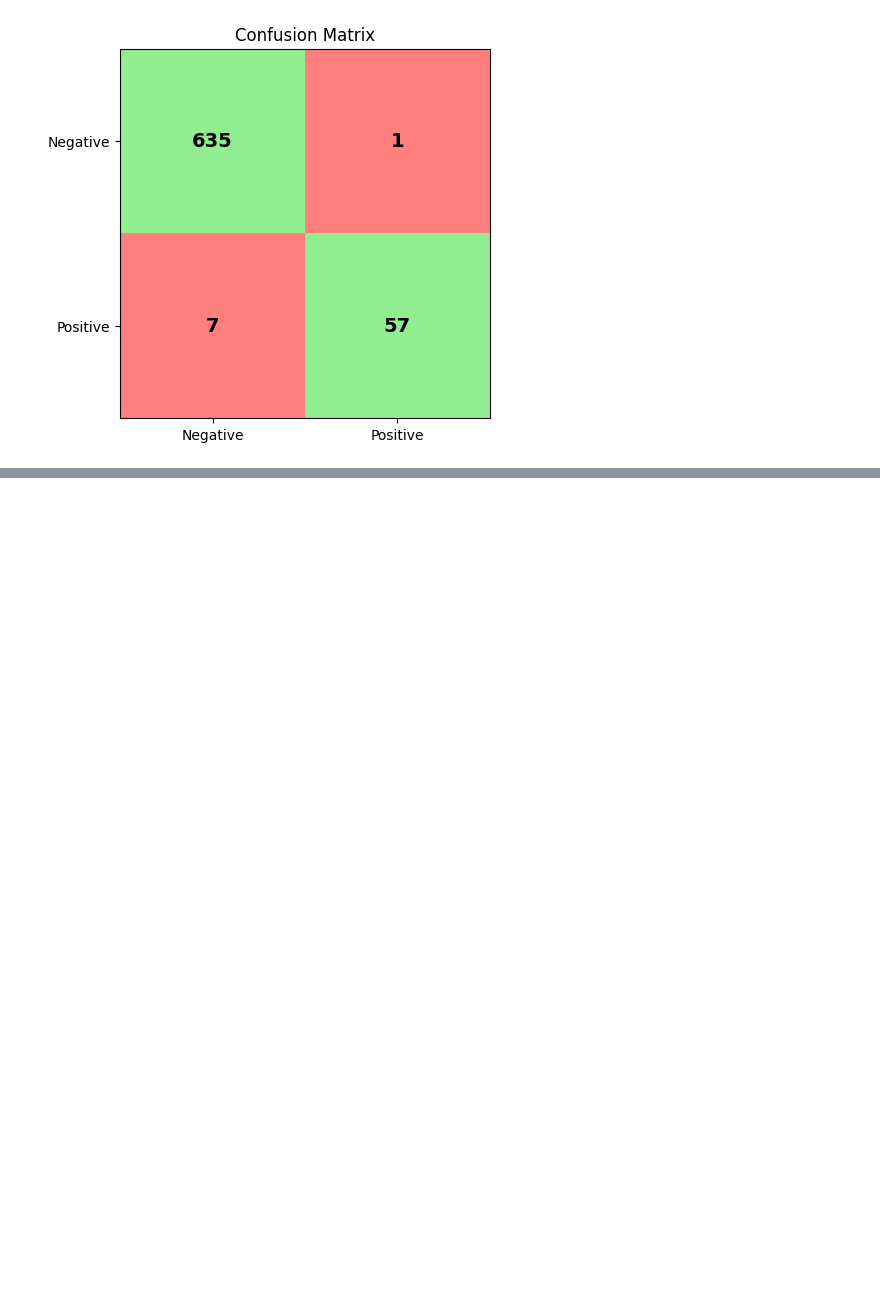
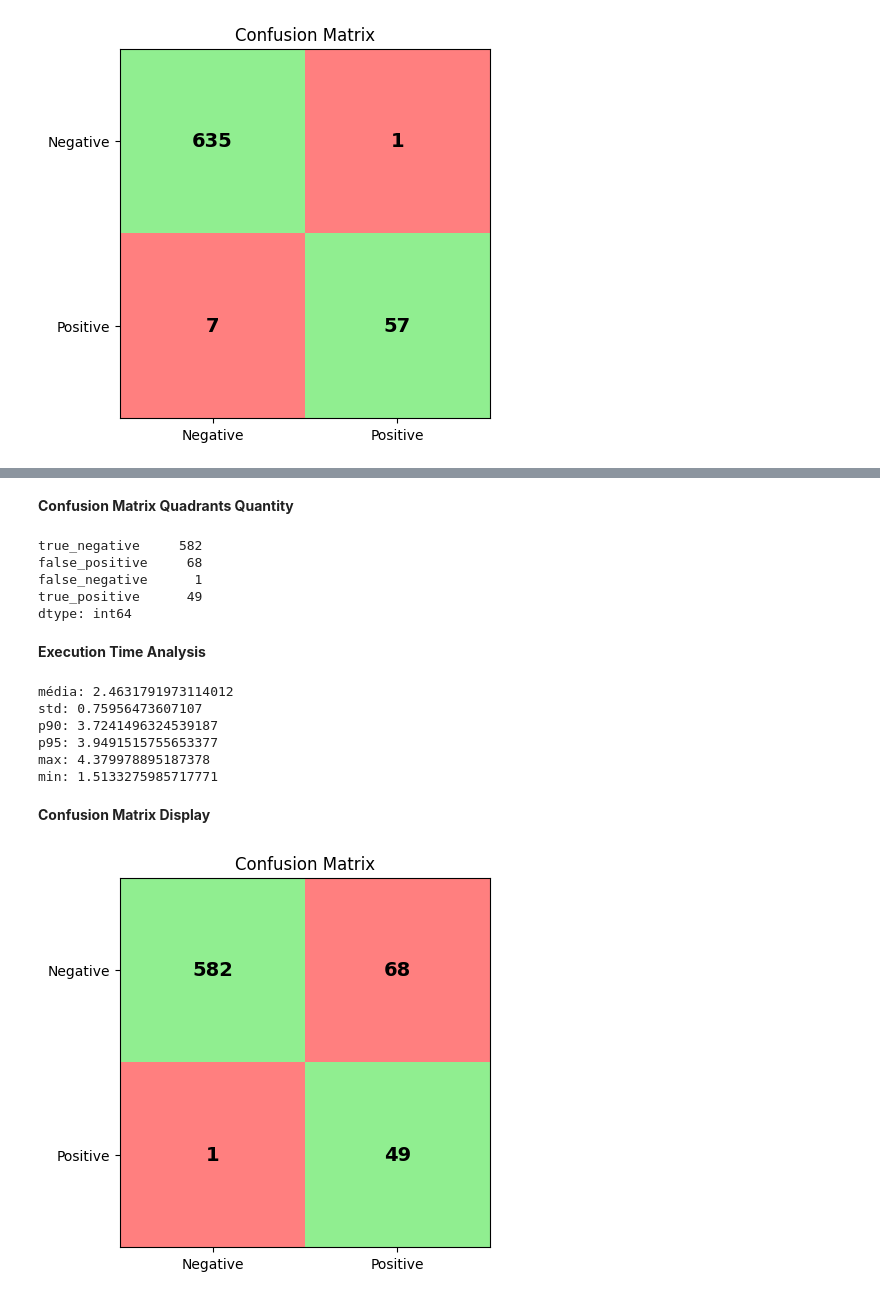
Before and after one commit to Matheusrdmota/fault-detection-mechanism, a Jupyter notebook: results/fault_detector_analysis.ipynb, the cells around one changed output, grey strips where cells are left out. Cells and saved outputs as stored; diff of their text form; code cells hidden in the pictures; blank space fills up the shorter version.

Commit message:
updating project with new faults

```diff
--- a/results/fault_detector_analysis.ipynb
+++ b/results/fault_detector_analysis.ipynb
@@ -265,0 +268,11 @@ plt.show()
+# %%
+# @title
+import pandas as pd
+import numpy as np
+import matplotlib.pyplot as plt
+
+all_df = pd.read_csv('network_fault_detection_results.csv')
+df = all_df[all_df['fault_type'] == 'delay'].copy()
+df.loc[:, 'leak_injected'] = df['leak_injected'].astype(int)
+print(f"Experimentos: {len(df)}")
+df.tail()
@@ -265,0 +306,66 @@ plt.show()
+# %% [markdown]
+**Confusion Matrix Quadrants Quantity**
+# %%
+filter_df = df.tail(50)
+categories = ['true_negative', 'false_positive', 'false_negative', 'true_positive']
+values = filter_df[categories].sum()
+print(values)
+# %% [output]
+true_negative     582
+false_positive     68
+false_negative      1
+true_positive      49
+dtype: int64
+# %% [markdown]
+**Execution Time Analysis**
+# %%
+time_df = df.tail(50)
+media = time_df['duration'].mean()
+desvio_padrao = time_df['duration'].std()
+p90 = time_df['duration'].quantile(0.90)
+p95 = time_df['duration'].quantile(0.95)
+maximo = time_df['duration'].max()
+minimo = time_df['duration'].min()
+
+print(f"média: {media}")
+print(f"std: {desvio_padrao}")
+print(f"p90: {p90}")
+print(f"p95: {p95}")
+print(f"max: {maximo}")
+print(f"min: {minimo}")
+# %% [output]
+média: 2.4631791973114012
+std: 0.75956473607107
+p90: 3.7241496324539187
+p95: 3.9491515755653377
+max: 4.379978895187378
+min: 1.5133275985717771
+# %% [markdown]
+**Confusion Matrix Display**
+# %%
+from matplotlib.colors import ListedColormap
+
+# Matriz de confusão agregada dos experimentos desta falta.
+cm = np.array([
+    [filter_df['true_negative'].sum(), filter_df['false_positive'].sum()],
+    [filter_df['false_negative'].sum(), filter_df['true_positive'].sum()]
+])
+
+color_matrix = np.array([[0, 1], [1, 0]])
+cmap = ListedColormap(["#90EE90", "#FF7F7F"])
+fig, ax = plt.subplots()
+ax.imshow(color_matrix, cmap=cmap)
+
+for i in range(2):
+    for j in range(2):
+        ax.text(j, i, cm[i, j], ha="center", va="center", fontsize=14,
+                fontweight="bold", color="black")
+
+ax.set_xticks([0, 1])
+ax.set_yticks([0, 1])
+ax.set_xticklabels(["Negative", "Positive"])
+ax.set_yticklabels(["Negative", "Positive"])
+plt.title("Confusion Matrix")
+plt.show()
+# %% [output]
+[figure, added]
```
Also changed, not shown: parts of 24 cells of this notebook, 11 other files.
